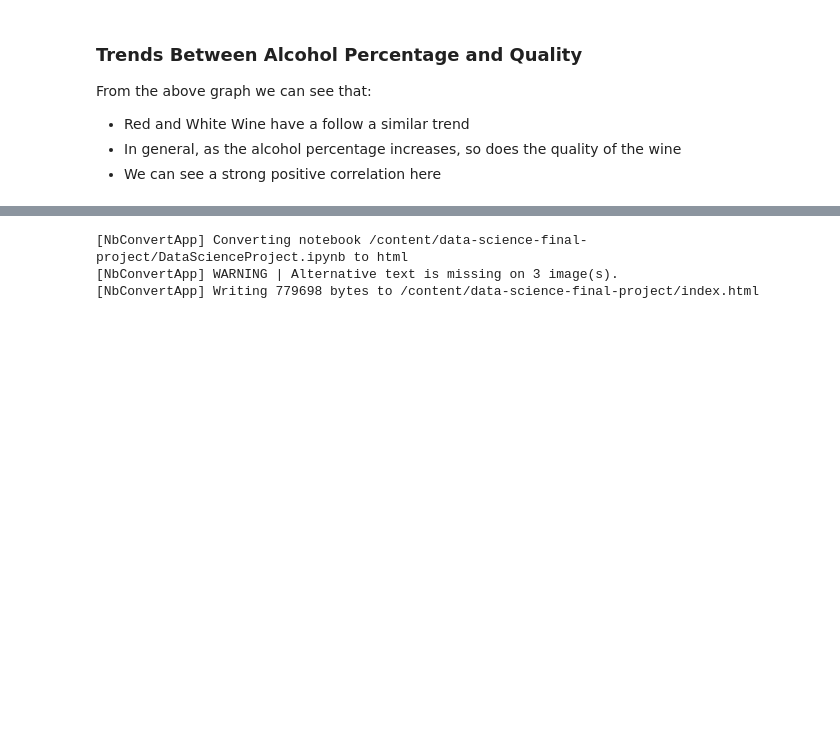
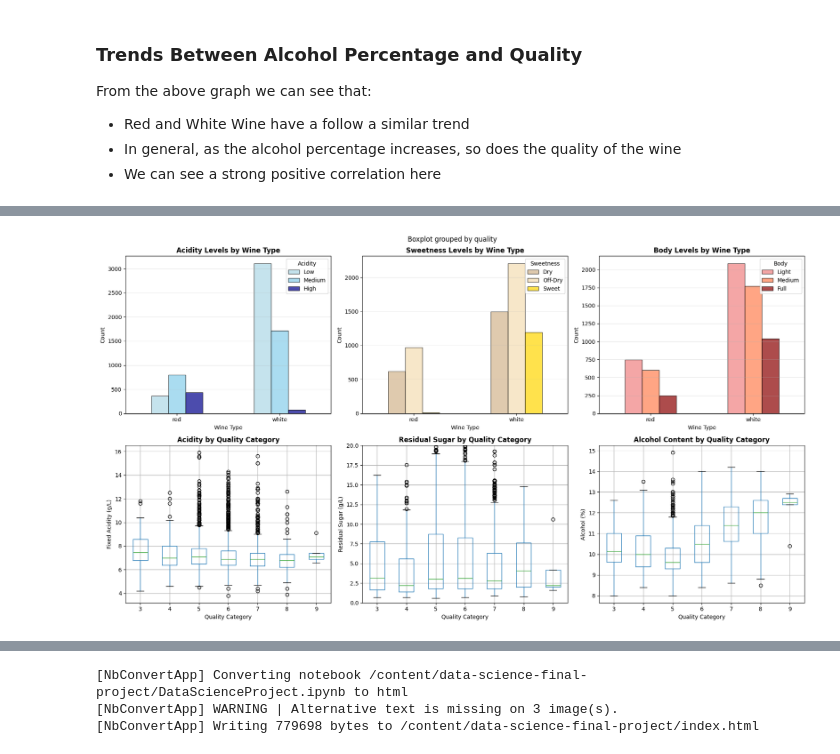
Before and after one commit to akjieettt/data-science-final-project, a Jupyter notebook: DataScienceProject.ipynb, the cells around one changed output, grey strips where cells are left out. Saved outputs shown, nothing was run; the diff lists cells and outputs as text; code cells hidden in the pictures; blank space fills up the shorter version.

```diff
--- a/DataScienceProject.ipynb
+++ b/DataScienceProject.ipynb
@@ -236,0 +356,98 @@ From the above graph we can see that:
+# %%
+# Create chemical categories for pairing analysis
+df_wines['acidity_level'] = pd.cut(df_wines['fixed acidity'],
+                                     bins=[0, 7, 9, 15],
+                                     labels=['Low', 'Medium', 'High'])
+
+df_wines['sweetness_level'] = pd.cut(df_wines['residual sugar'],
+                                       bins=[0, 2, 10, 100],
+                                       labels=['Dry', 'Off-Dry', 'Sweet'])
+
+df_wines['body_level'] = pd.cut(df_wines['alcohol'],
+                                  bins=[0, 10, 11.5, 15],
+                                  labels=['Light', 'Medium', 'Full'])
+
+df_wines['tannin_proxy'] = pd.cut(df_wines['sulphates'],
+                                    bins=[0, 0.5, 0.7, 2],
+                                    labels=['Low', 'Medium', 'High'])
+
+# Graph 2: Chemical categories visualization
+fig, axes = plt.subplots(2, 3, figsize=(18, 10))
+
+# 2.1: Acidity levels by wine type
+pd.crosstab(df_wines['type'], df_wines['acidity_level']).plot(
+    kind='bar', ax=axes[0, 0],
+    color=['lightblue', 'skyblue', 'darkblue'],
+    alpha=0.7, edgecolor='black'
+)
+axes[0, 0].set_title('Acidity Levels by Wine Type', fontweight='bold')
+axes[0, 0].set_xlabel('Wine Type')
+axes[0, 0].set_ylabel('Count')
+axes[0, 0].tick_params(axis='x', rotation=0)
+axes[0, 0].legend(title='Acidity', loc='upper right')
+axes[0, 0].grid(axis='y', alpha=0.3)
+
+# 2.2: Sweetness levels by wine type
+pd.crosstab(df_wines['type'], df_wines['sweetness_level']).plot(
+    kind='bar', ax=axes[0, 1],
+    color=['tan', 'wheat', 'gold'],
+    alpha=0.7, edgecolor='black'
+)
+axes[0, 1].set_title('Sweetness Levels by Wine Type', fontweight='bold')
+axes[0, 1].set_xlabel('Wine Type')
+axes[0, 1].set_ylabel('Count')
+axes[0, 1].tick_params(axis='x', rotation=0)
+axes[0, 1].legend(title='Sweetness', loc='upper right')
+axes[0, 1].grid(axis='y', alpha=0.3)
+
+# 2.3: Body levels by wine type
+pd.crosstab(df_wines['type'], df_wines['body_level']).plot(
+    kind='bar', ax=axes[0, 2],
+    color=['lightcoral', 'coral', 'darkred'],
+    alpha=0.7, edgecolor='black'
+)
+axes[0, 2].set_title('Body Levels by Wine Type', fontweight='bold')
+axes[0, 2].set_xlabel('Wine Type')
+axes[0, 2].set_ylabel('Count')
+axes[0, 2].tick_params(axis='x', rotation=0)
+axes[0, 2].legend(title='Body', loc='upper right')
+axes[0, 2].grid(axis='y', alpha=0.3)
+
+# 2.4: Acidity vs Quality
+df_wines.boxplot(column='fixed acidity', by='quality', ax=axes[1, 0])
+axes[1, 0].set_title('Acidity by Quality Category', fontweight='bold')
+axes[1, 0].set_xlabel('Quality Category')
+axes[1, 0].set_ylabel('Fixed Acidity (g/L)')
+plt.sca(axes[1, 0])
+plt.xticks(rotation=0)
+
+# 2.5: Sugar vs Quality
+df_wines.boxplot(column='residual sugar', by='quality', ax=axes[1, 1])
+axes[1, 1].set_title('Residual Sugar by Quality Category', fontweight='bold')
+axes[1, 1].set_xlabel('Quality Category')
+axes[1, 1].set_ylabel('Residual Sugar (g/L)')
+axes[1, 1].set_ylim(0, 20)  # Focus on main distribution
+plt.sca(axes[1, 1])
+plt.xticks(rotation=0)
+
+# 2.6: Alcohol vs Quality
+df_wines.boxplot(column='alcohol', by='quality', ax=axes[1, 2])
+axes[1, 2].set_title('Alcohol Content by Quality Category', fontweight='bold')
+axes[1, 2].set_xlabel('Quality Category')
+axes[1, 2].set_ylabel('Alcohol (%)')
+plt.sca(axes[1, 2])
+plt.xticks(rotation=0)
+
+plt.tight_layout()
+plt.show()
+
+# Print chemical profiles summary
+print("Chemical Profile Summary:")
+print("\nAcidity Distribution by Wine Type:")
+print(df_wines.groupby(['type', 'acidity_level']).size().unstack(fill_value=0))
+print("\nSweetness Distribution by Wine Type:")
+print(df_wines.groupby(['type', 'sweetness_level']).size().unstack(fill_value=0))
+print("\nBody Distribution by Wine Type:")
+print(df_wines.groupby(['type', 'body_level']).size().unstack(fill_value=0))
+# %% [output]
+[figure, added]
```
Also changed, not shown: parts of 22 cells of this notebook.
